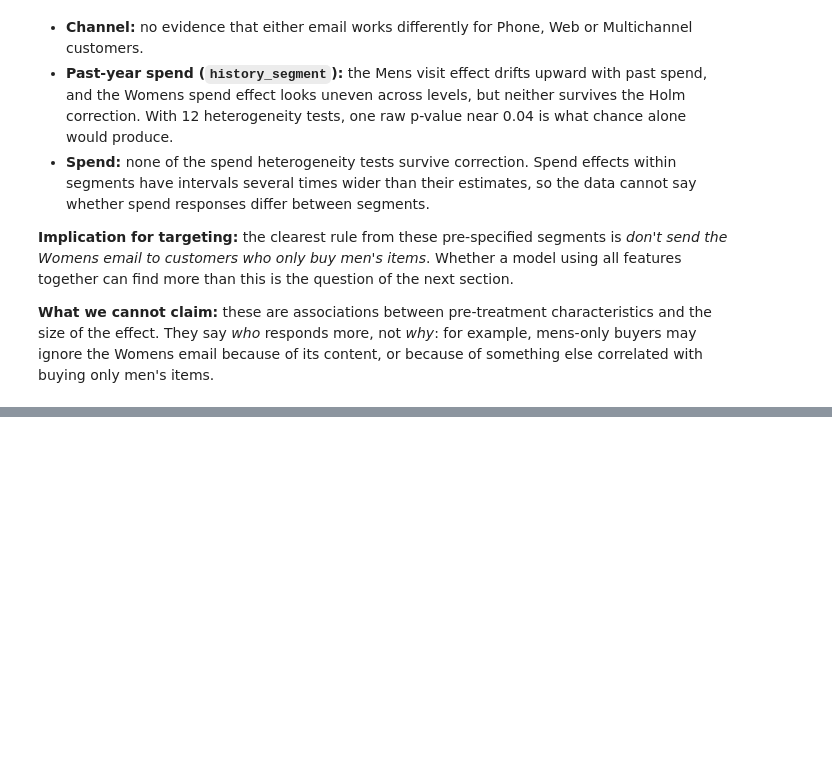
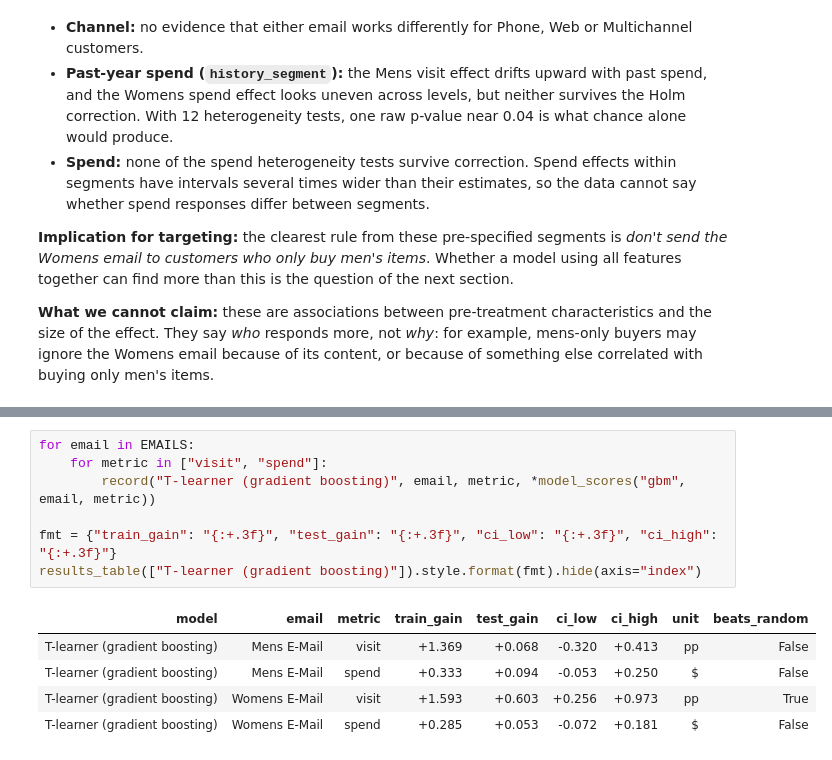
Before and after one commit to berkcansuner/hillstrom-email-uplift, a Jupyter notebook: notebooks/06_uplift.ipynb, the cells around one changed output, grey strips where cells are left out. Saved outputs shown, nothing was run; the diff lists cells and outputs as text; blank space fills up the shorter version.

Commit message:
Add notebook 06: gradient-boosting T-learner and overfitting diagnosis

```diff
--- a/notebooks/06_uplift.ipynb
+++ b/notebooks/06_uplift.ipynb
@@ -173,0 +266,13 @@ plt.show()
+# %%
+for email in EMAILS:
+    for metric in ["visit", "spend"]:
+        record("T-learner (gradient boosting)", email, metric, *model_scores("gbm", email, metric))
+
+fmt = {"train_gain": "{:+.3f}", "test_gain": "{:+.3f}", "ci_low": "{:+.3f}", "ci_high": "{:+.3f}"}
+results_table(["T-learner (gradient boosting)"]).style.format(fmt).hide(axis="index")
+# %% [output]
+| model | email | metric | train_gain | test_gain | ci_low | ci_high | unit | beats_random |
+| T-learner (gradient boosting) | Mens E-Mail | visit | +1.369 | +0.068 | -0.320 | +0.413 | pp | False |
+| T-learner (gradient boosting) | Mens E-Mail | spend | +0.333 | +0.094 | -0.053 | +0.250 | $ | False |
+| T-learner (gradient boosting) | Womens E-Mail | visit | +1.593 | +0.603 | +0.256 | +0.973 | pp | True |
+| T-learner (gradient boosting) | Womens E-Mail | spend | +0.285 | +0.053 | -0.072 | +0.181 | $ | False |
```
Also changed, not shown: parts of 4 cells of this notebook.
